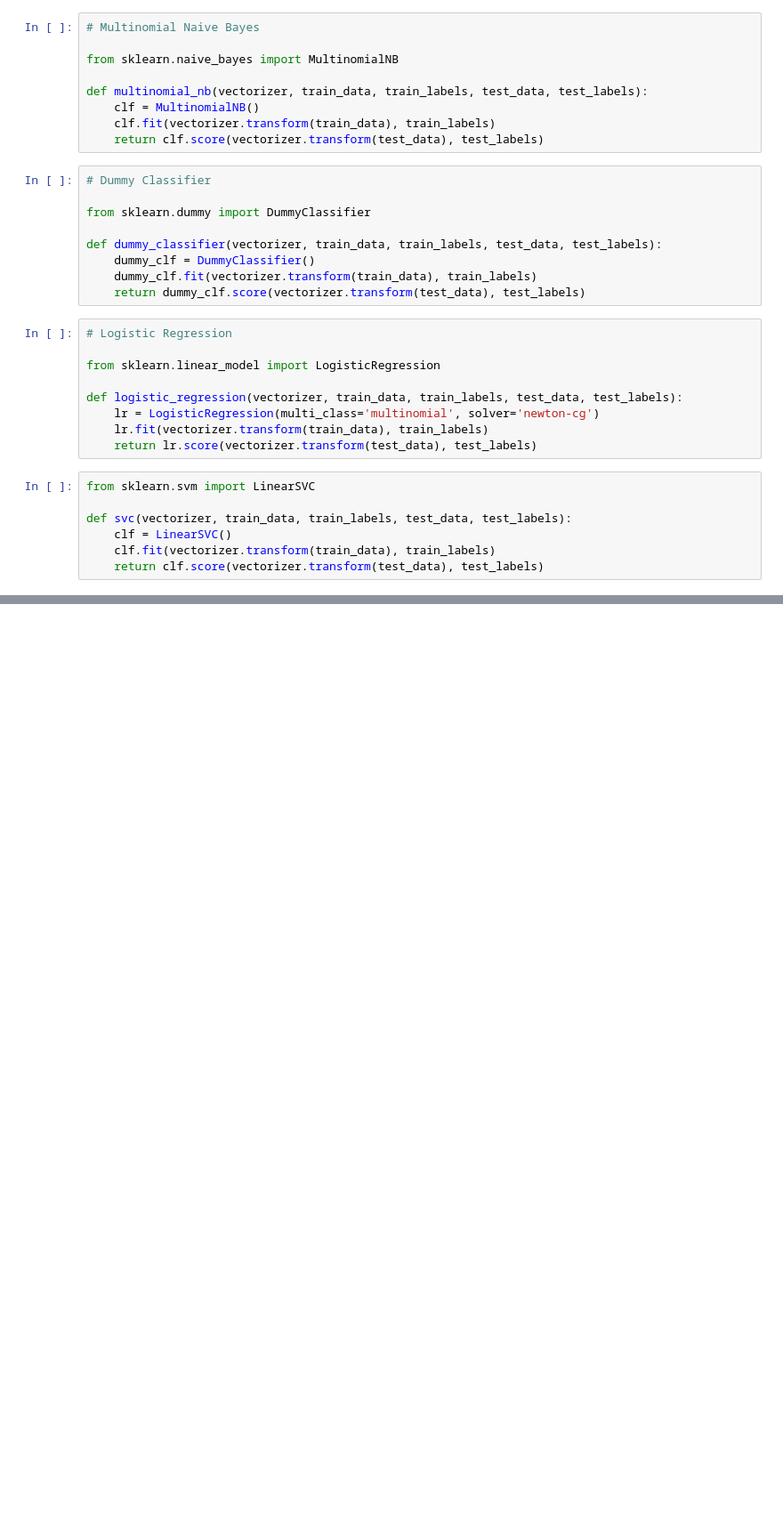
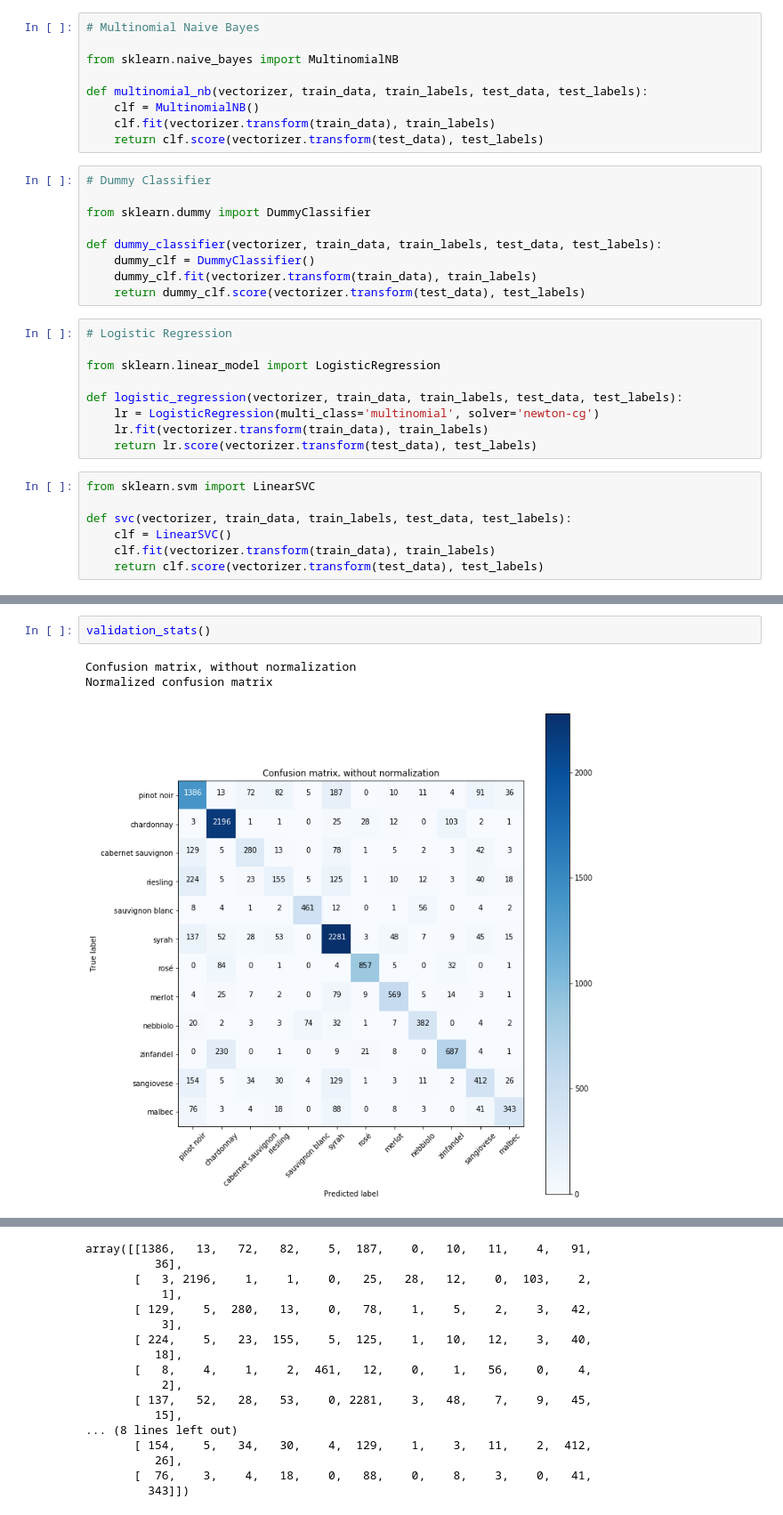
Before and after one commit to steveleee/cs5304-final, a Jupyter notebook: experiments.ipynb, the cells around one changed output, grey strips where cells are left out. Shown: that part at 89% size. Drawn from its saved outputs; the diff is of its cells as text; blank space fills up the shorter version.

Commit message:
Confusion matrix

```diff
--- a/experiments.ipynb
+++ b/experiments.ipynb
@@ -190,0 +242,6 @@ array=['this open with aroma of char earth violet and wild berri the straightfor
+# %%
+validation_stats()
+# %% [output]
+Confusion matrix, without normalization
+Normalized confusion matrix
+[figure, added]
@@ -190,0 +249,17 @@ array=['this open with aroma of char earth violet and wild berri the straightfor
+array([[1386,   13,   72,   82,    5,  187,    0,   10,   11,    4,   91,
+          36],
+       [   3, 2196,    1,    1,    0,   25,   28,   12,    0,  103,    2,
+           1],
+       [ 129,    5,  280,   13,    0,   78,    1,    5,    2,    3,   42,
+           3],
+       [ 224,    5,   23,  155,    5,  125,    1,   10,   12,    3,   40,
+          18],
+       [   8,    4,    1,    2,  461,   12,    0,    1,   56,    0,    4,
+           2],
+       [ 137,   52,   28,   53,    0, 2281,    3,   48,    7,    9,   45,
+          15],
+... (8 lines left out)
+       [ 154,    5,   34,   30,    4,  129,    1,    3,   11,    2,  412,
+          26],
+       [  76,    3,    4,   18,    0,   88,    0,    8,    3,    0,   41,
+         343]])
```
Also changed, not shown: parts of 9 cells of this notebook, 8 other files.
